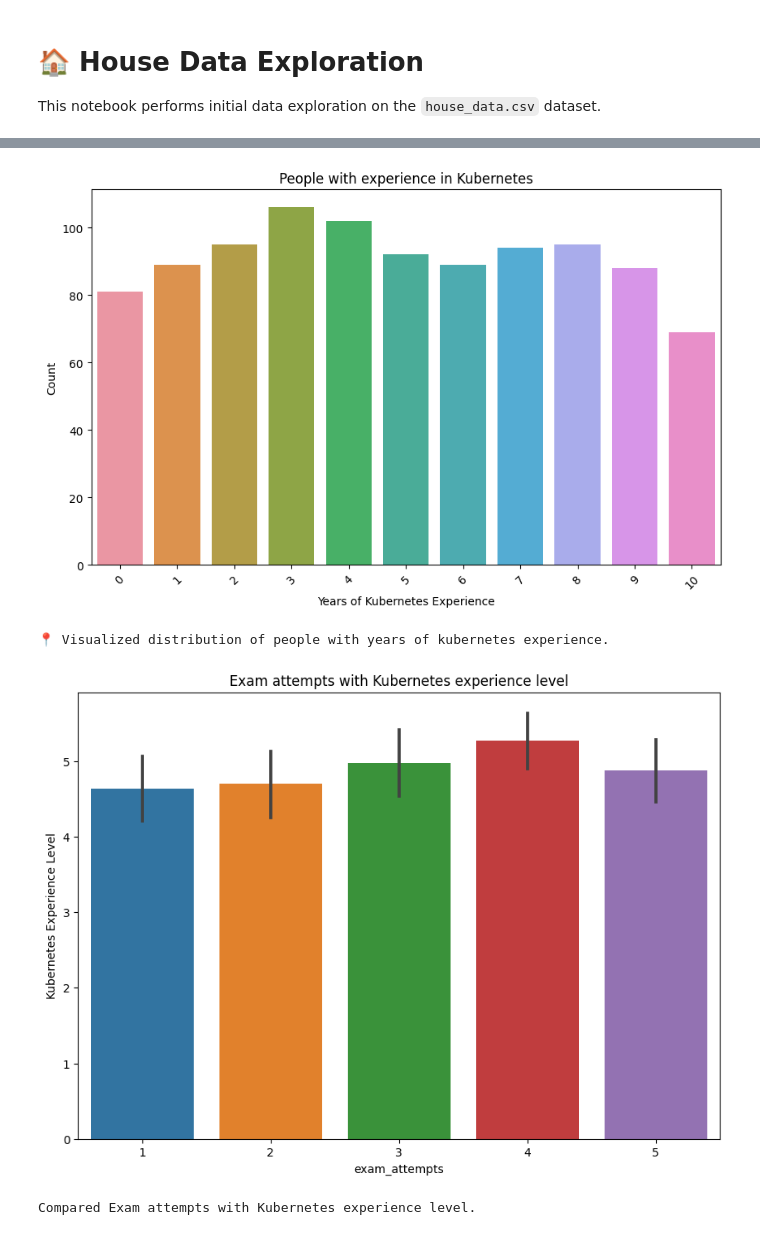
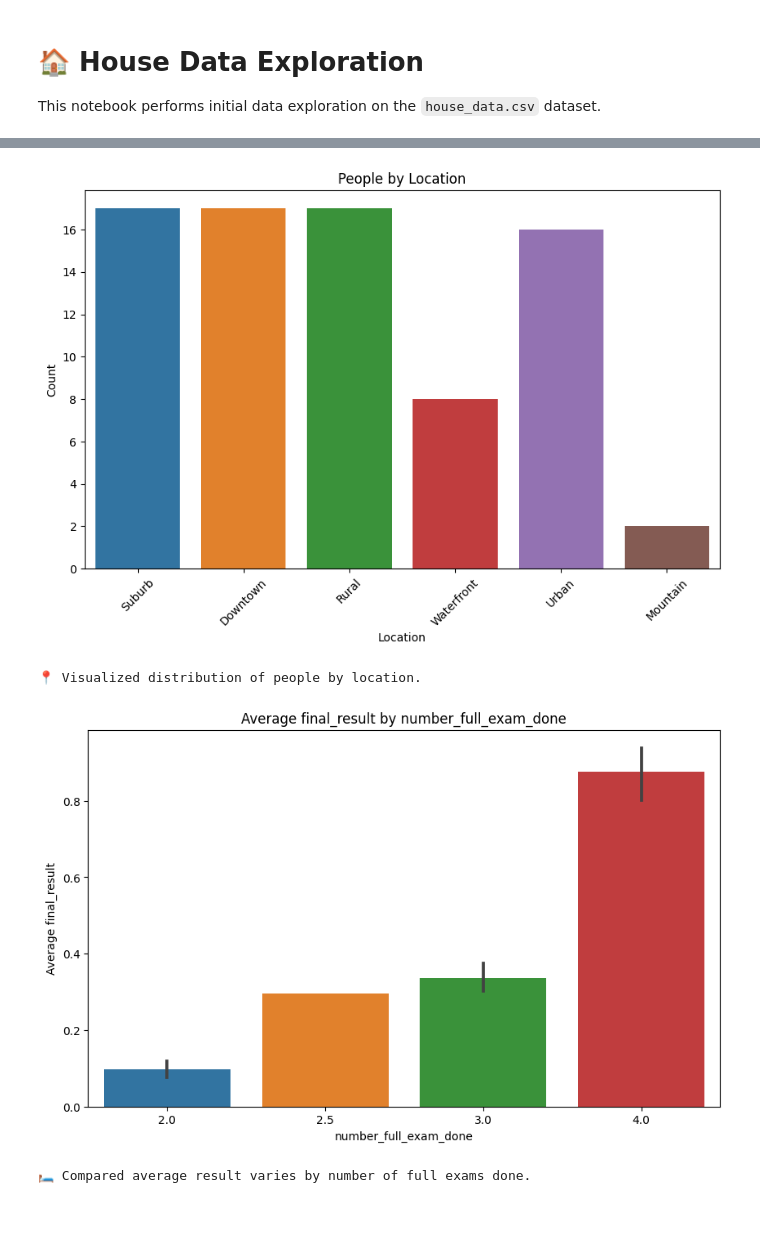
Before and after one commit to lfarizav/kubestronaut-predictor, a Jupyter notebook: notebooks/01_exploratory_data_analysis.ipynb, the cells around one changed output, grey strips where cells are left out. Saved outputs shown, nothing was run; the diff lists cells and outputs as text; code cells hidden in the pictures.

Commit message:
kubestronaut predictor model finished

```diff
--- a/notebooks/01_exploratory_data_analysis.ipynb
+++ b/notebooks/01_exploratory_data_analysis.ipynb
@@ -9,7 +9,7 @@ import matplotlib.pyplot as plt
 import seaborn as sns
 # %%
 # Load the dataset
-df = pd.read_csv('../data/raw/kubestronaut-prediction-data.csv')
+df = pd.read_csv('../data/raw/kubestronaut_predictor_data.csv')
 
 # ℹ️ Display basic information about the dataset
 print(f"📐 Dataset shape (rows, columns): {df.shape}")
@@ -112,30 +129,30 @@ print("📐 Analyzed relation between square footage and price.")
 # %%
-# 📍 Bar chart to see experience years in kubernetes
+# 📍 Bar chart to see how many people exist in each location
 plt.figure(figsize=(10, 6))
-sns.countplot(x='k8s_experience_level', data=df)
-plt.title('People with experience in Kubernetes')
-plt.xlabel('Years of Kubernetes Experience')
+sns.countplot(x='location', data=df)
+plt.title('People by Location')
+plt.xlabel('Location')
 plt.ylabel('Count')
 plt.xticks(rotation=45)  # Rotate x-axis labels for better readability
 plt.show()
 
-print("📍 Visualized distribution of people with years of kubernetes experience.")
+print("📍 Visualized distribution of people by location.")
 # %% [output]
-[figure, old version]
+[figure, new version]
-📍 Visualized distribution of people with years of kubernetes experience.
+📍 Visualized distribution of people by location.
 # %%
-# 🛏️ Bar chart showing the exam_attempts with Kubernetes experience level
-plt.figure(figsize=(10, 7))
-sns.barplot(x='exam_attempts', y='k8s_experience_level', data=df)
-plt.title('Exam attempts with Kubernetes experience level')
-plt.xlabel('exam_attempts')
-plt.ylabel('Kubernetes Experience Level')
+# 🛏️ Bar chart showing how average final result varies by number of full exams done
+plt.figure(figsize=(10, 6))
+sns.barplot(x='number_full_exam_done', y='final_result', data=df)
+plt.title('Average final_result by number_full_exam_done')
+plt.xlabel('number_full_exam_done')
+plt.ylabel('Average final_result')
 plt.show()
 
-print("Compared Exam attempts with Kubernetes experience level.")
+print("🛏️ Compared average result varies by number of full exams done.")
 # %% [output]
-[figure, old version]
+[figure, new version]
-Compared Exam attempts with Kubernetes experience level.
+🛏️ Compared average result varies by number of full exams done.
 # %%
 # Next Step
 # Feature Engineering
```
Also changed, not shown: parts of 7 cells of this notebook, 48 other files.
